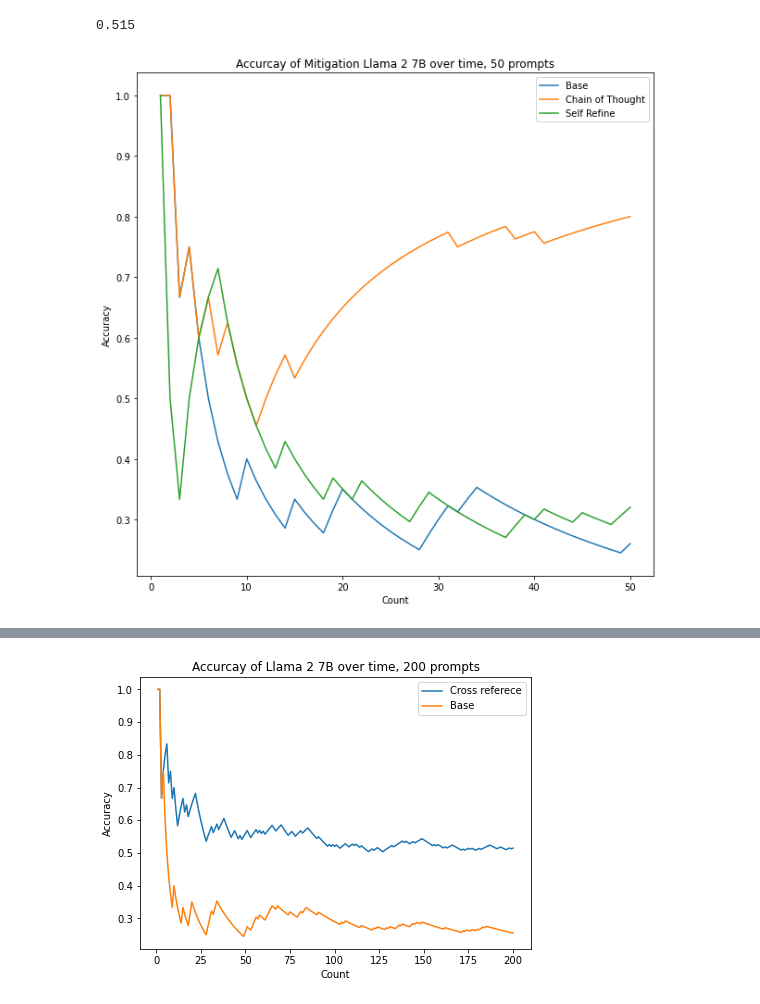
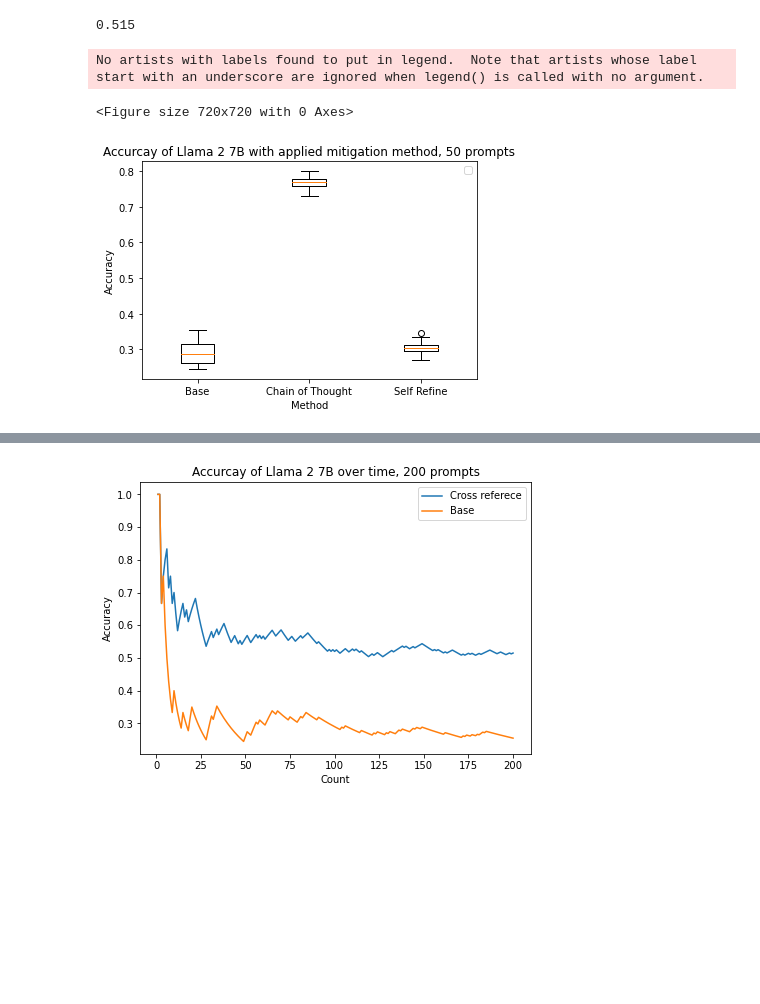
Before and after one commit to WilliamCollins-a/LLMHallucinations, a Jupyter notebook: output/ROC-Base.ipynb, the cells around one changed output, grey strips where cells are left out. Cells and saved outputs as stored; diff of their text form; code cells hidden in the pictures; blank space fills up the shorter version.

Commit message:
updating graphs

```diff
--- a/output/ROC-Base.ipynb
+++ b/output/ROC-Base.ipynb
@@ -135,19 +135,23 @@ acc_cr
 # %% [output]
 0.515
 # %%
+
 plt.figure(figsize=(10, 10))
+fig, ax = plt.subplots()
+methods = ['Base', 'Chain of Thought','Self Refine']
+pdata = [data['acc_c'][25:50],data['acc_COT'][25:50],data['acc_SR'][25:50]]
+ax.boxplot(pdata)
+ax.set_xticklabels(methods)
 
-
-plt.plot(data[:50].index+1, data['acc_c'][:50], label=f'Base')
-plt.plot(data[:50].index+1, data['acc_COT'][:50], label=f'Chain of Thought')
-plt.plot(data[:50].index+1, data['acc_SR'][:50], label=f'Self Refine')
 # Set labels and title
-plt.xlabel('Count')
+plt.xlabel('Method')
 plt.ylabel('Accuracy')
-plt.title('Accurcay of Mitigation Llama 2 7B over time, 50 prompts')
+plt.title('Accurcay of Llama 2 7B with applied mitigation method, 50 prompts')
 plt.legend()
 plt.show()
 # %% [output]
+No artists with labels found to put in legend.  Note that artists whose label start with an underscore are ignored when legend() is called with no argument.
+<Figure size 720x720 with 0 Axes>
-[figure, old version]
+[figure, new version]
 # %%
 plt.figure(figsize=(10, 10))
```
Also changed, not shown: parts of 2 cells of this notebook.
